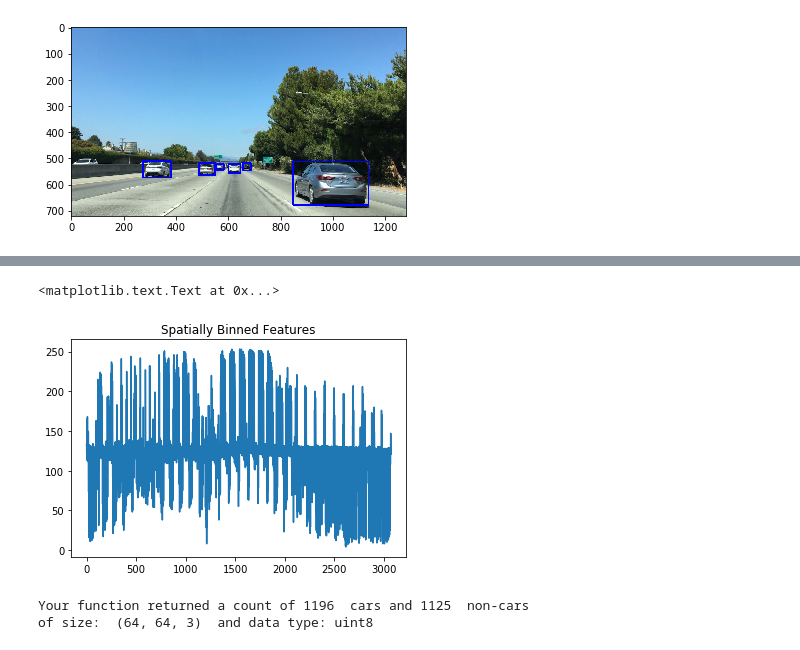
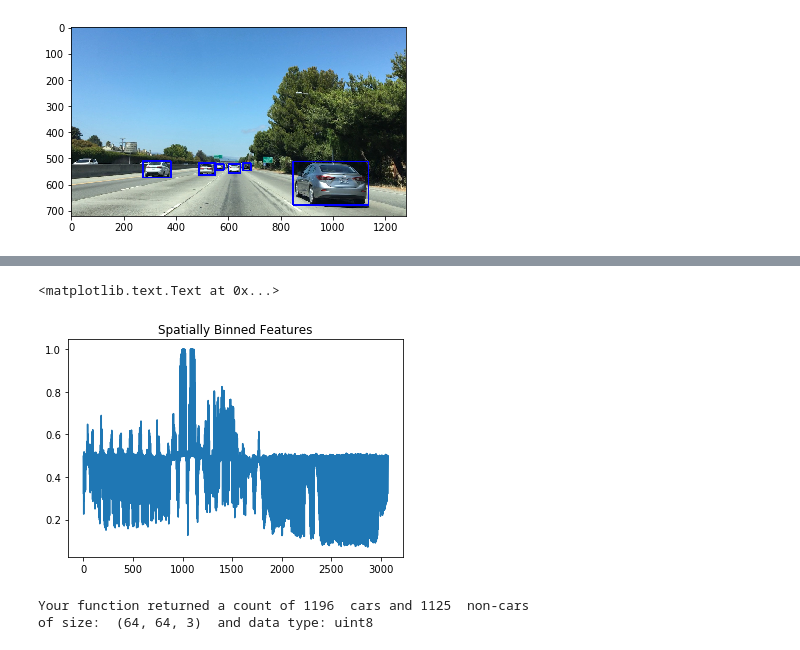
Before and after one commit to shmulik-willinger/vehicle-detection, a Jupyter notebook: SVM_HOG.ipynb, the cells around one changed output, grey strips where cells are left out. Saved outputs shown, nothing was run; the diff lists cells and outputs as text; code cells hidden in the pictures.

```diff
--- a/SVM_HOG.ipynb
+++ b/SVM_HOG.ipynb
@@ -177,35 +178,35 @@ import matplotlib.image as mpimg
 
 # Read in an image
 # You can also read cutout2, 3, 4 etc. to see other examples
-image = mpimg.imread('C:\\data\\detection\\templates\\cutout1.jpg')
+image = mpimg.imread('C:\\data\\detection\\class\\GTI\\vehicles\\GTI_MiddleClose\\image0115.png')
 
 # compute color histogram features
 def bin_spatial(img, color_space='RGB', size=(32, 32)):
     if color_space == 'RGB':
         feature_image = np.copy(img)
     elif color_space == 'HSV':
         feature_image = cv2.cvtColor(img, cv2.COLOR_RGB2HSV)
     elif color_space == 'LUV':
         feature_image = cv2.cvtColor(img, cv2.COLOR_RGB2LUV)
     elif color_space == 'HLS':
         feature_image = cv2.cvtColor(img, cv2.COLOR_RGB2HLS)
     elif color_space == 'YUV':
         feature_image = cv2.cvtColor(img, cv2.COLOR_RGB2YUV)
     elif color_space == 'YCrCb':
         feature_image = cv2.cvtColor(img, cv2.COLOR_RGB2YCrCb)
 
     # create the feature vector
     features = cv2.resize(feature_image, size).ravel()
     return features
 
 feature_vec = bin_spatial(image, color_space='YUV', size=(32, 32))
 
 # Plot features
 plt.plot(feature_vec)
 plt.title('Spatially Binned Features')
 # %% [output]
 <matplotlib.text.Text at 0x...>
-[figure, old version]
+[figure, new version]
 # %%
 
 
```
Also changed, not shown: parts of 3 cells of this notebook, 3 other files.
